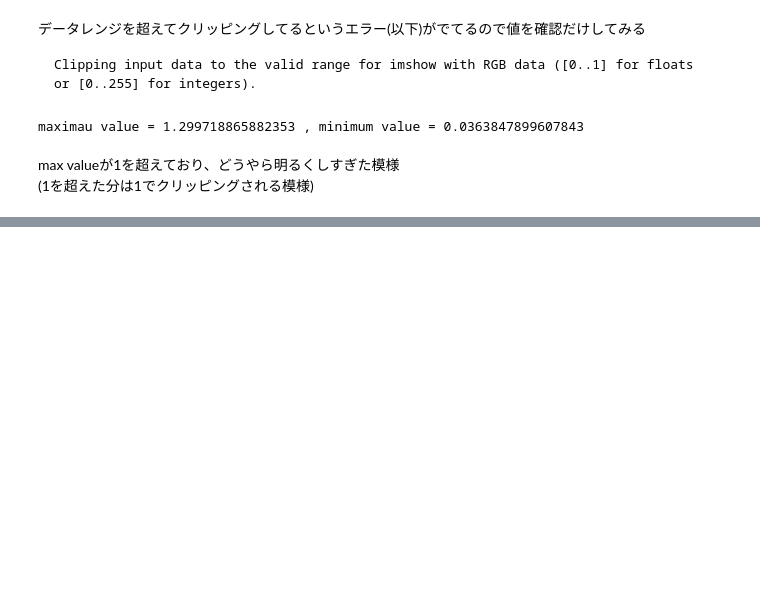
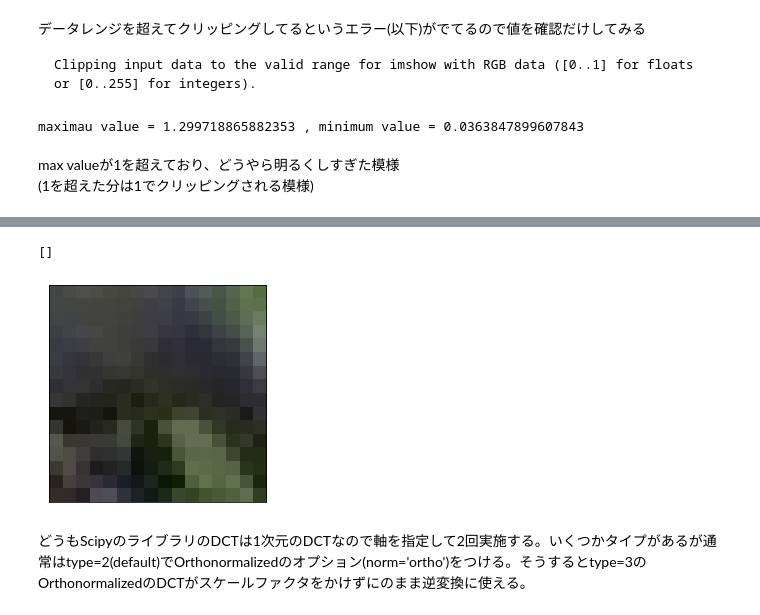
Before and after one commit to arockyu/python_beginner, a Jupyter notebook: matplotlib_image_memo.ipynb, the cells around one changed output, grey strips where cells are left out. Drawn from its saved outputs; the diff is of its cells as text; code cells hidden in the pictures; blank space fills up the shorter version.

```diff
--- a/matplotlib_image_memo.ipynb
+++ b/matplotlib_image_memo.ipynb
@@ -646,0 +664,14 @@ max valueが1を超えており、どうやら明るくしすぎた模様
+# %%
+Target_img=img[64:80,128:144,:]
+Target_Y_img=Y_img[64:80,128:144]
+Target_Cb_img=Cb_img[64:80,128:144]
+Target_Cr_img=Cr_img[64:80,128:144]
+
+imgplot = plt.imshow(Target_img)
+imgplot.axes.set_xticks([]) #x軸の目盛を削除
+imgplot.axes.set_yticks([]) #y軸の目盛を削除
+# %% [output]
+[]
+[figure, added]
+# %% [markdown]
+どうもScipyのライブラリのDCTは1次元のDCTなので軸を指定して2回実施する。いくつかタイプがあるが通常はtype=2(default)でOrthonormalizedのオプション(norm='ortho')をつける。そうするとtype=3のOrthonormalizedのDCTがスケールファクタをかけずにのまま逆変換に使える。
```
Also changed, not shown: parts of 15 cells of this notebook.
